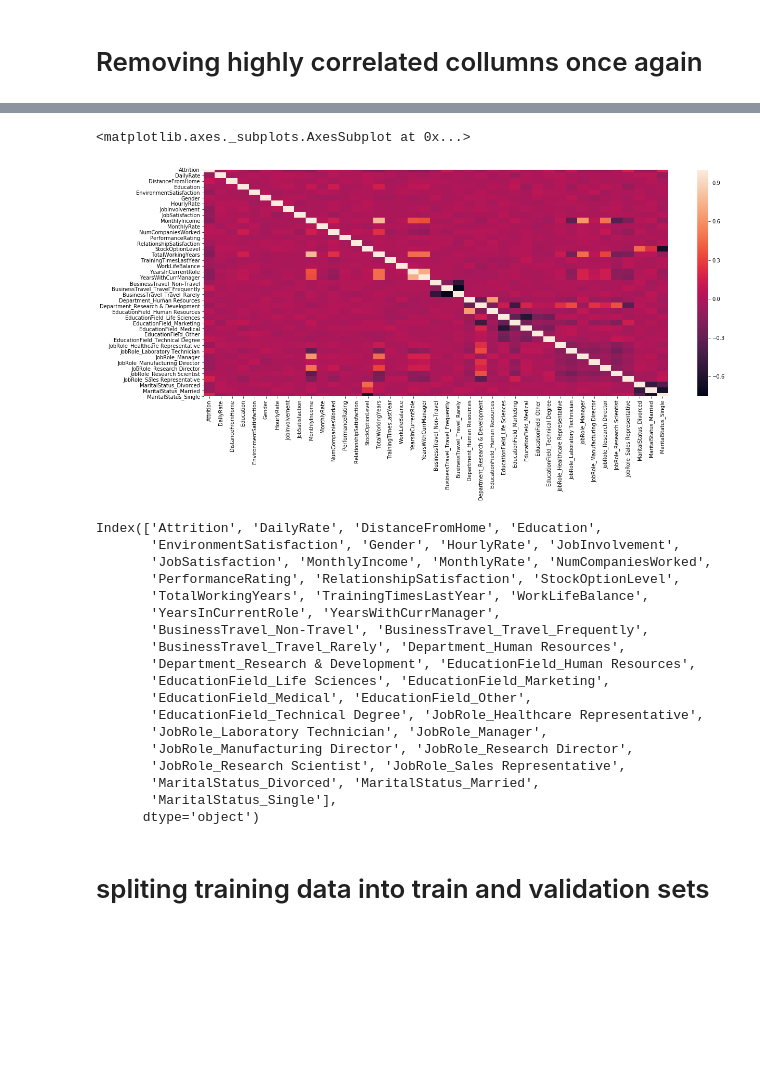
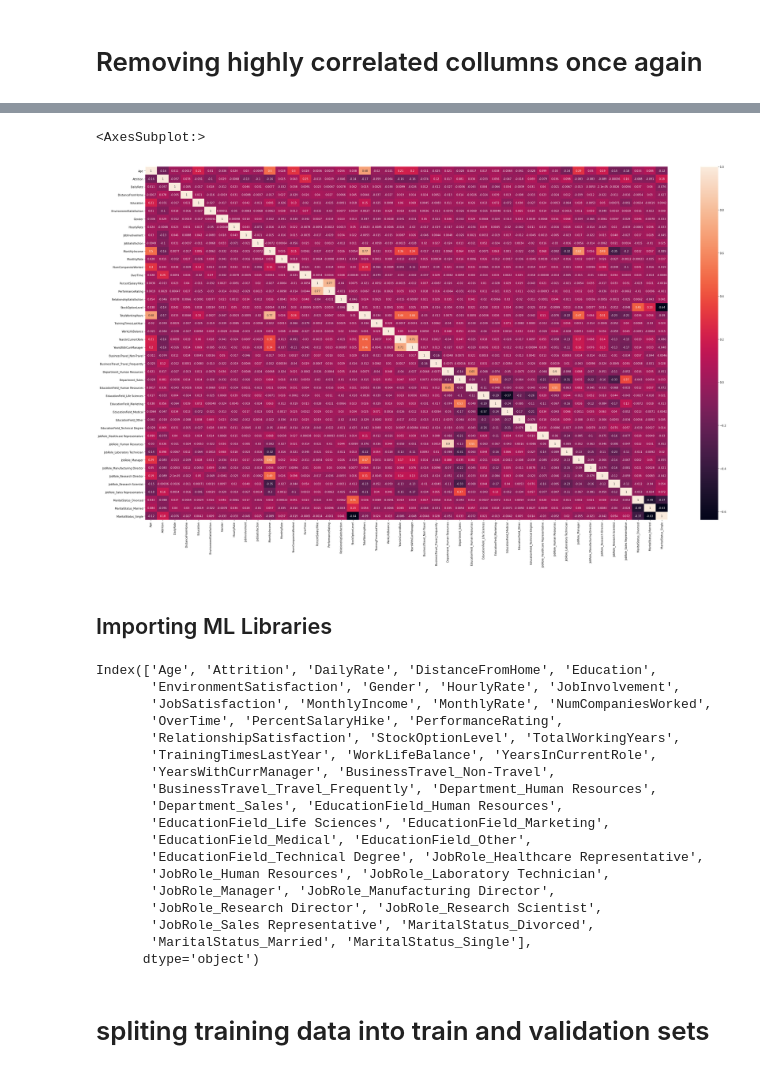
Before and after one commit to tusharraju12/HR-Employee-Attrition-, a Jupyter notebook: HR_Employee_Attrition_Data.ipynb, the cells around one changed output, grey strips where cells are left out. Cells and saved outputs as stored; diff of their text form; code cells hidden in the pictures; blank space fills up the shorter version.

```diff
--- a/HR_Employee_Attrition_Data.ipynb
+++ b/HR_Employee_Attrition_Data.ipynb
@@ -156,5 +117,5 @@ array(['Yes', 'No'], dtype=object)
 # %%
-df['OverTime'] = df.Attrition.map({'No':0,'Yes':1})
+df['OverTime'] = df.OverTime.map({'No':0,'Yes':1})
 # %%
 # encoding 'Attrtion'
 df['Attrition'] = df.Attrition.map({'No':0,'Yes':1})
@@ -219,4 +180,4 @@ df.head(1)
 # %%
-df2= df.drop(['JobLevel','Age','PercentSalaryHike','YearsAtCompany','YearsSinceLastPromotion'],axis=1,inplace=False)
+df2= df.drop(['JobLevel','YearsAtCompany','YearsSinceLastPromotion'],axis=1,inplace=False)
 df2.head(1)
 # %% [output]
@@ -315,6 +275,6 @@ sns.heatmap(cor_)
 # %% [markdown]
 # Removing highly correlated collumns once again
 # %%
-df3= df2.drop(['JobRole_Human Resources','JobRole_Sales Executive','OverTime','Department_Sales'],axis=1,inplace=False)
+df3= df2.drop(['BusinessTravel_Travel_Rarely','JobRole_Sales Executive','Department_Research & Development'],axis=1,inplace=False)
 df3.head(1)
 # %% [output]
@@ -324,10 +284,12 @@ df3.head(1)
 # %%
 cor_=df3.corr()
-plt.figure(figsize=(20,8))
-sns.heatmap(cor_)
+plt.figure(figsize=(45,25))
+sns.heatmap(cor_,annot=True)
 # %% [output]
-<matplotlib.axes._subplots.AxesSubplot at 0x...>
+<AxesSubplot:>
-[figure, old version]
+[figure, new version]
+# %% [markdown]
+## Importing ML Libraries
 # %%
 ## few important functions/methods from sklearn package
 from sklearn.linear_model import RidgeClassifierCV,RidgeCV, LinearRegression, LogisticRegressionCV, LogisticRegression
@@ -340,23 +302,23 @@ from sklearn.impute import SimpleImputer
 # %%
 df3.columns
 # %% [output]
-Index(['Attrition', 'DailyRate', 'DistanceFromHome', 'Education',
+Index(['Age', 'Attrition', 'DailyRate', 'DistanceFromHome', 'Education',
        'EnvironmentSatisfaction', 'Gender', 'HourlyRate', 'JobInvolvement',
        'JobSatisfaction', 'MonthlyIncome', 'MonthlyRate', 'NumCompaniesWorked',
-       'PerformanceRating', 'RelationshipSatisfaction', 'StockOptionLevel',
-       'TotalWorkingYears', 'TrainingTimesLastYear', 'WorkLifeBalance',
-       'YearsInCurrentRole', 'YearsWithCurrManager',
-       'BusinessTravel_Non-Travel', 'BusinessTravel_Travel_Frequently',
-       'BusinessTravel_Travel_Rarely', 'Department_Human Resources',
-       'Department_Research & Development', 'EducationField_Human Resources',
+       'OverTime', 'PercentSalaryHike', 'PerformanceRating',
+       'RelationshipSatisfaction', 'StockOptionLevel', 'TotalWorkingYears',
+       'TrainingTimesLastYear', 'WorkLifeBalance', 'YearsInCurrentRole',
+       'YearsWithCurrManager', 'BusinessTravel_Non-Travel',
+       'BusinessTravel_Travel_Frequently', 'Department_Human Resources',
+       'Department_Sales', 'EducationField_Human Resources',
        'EducationField_Life Sciences', 'EducationField_Marketing',
        'EducationField_Medical', 'EducationField_Other',
        'EducationField_Technical Degree', 'JobRole_Healthcare Representative',
-       'JobRole_Laboratory Technician', 'JobRole_Manager',
-       'JobRole_Manufacturing Director', 'JobRole_Research Director',
-       'JobRole_Research Scientist', 'JobRole_Sales Representative',
-       'MaritalStatus_Divorced', 'MaritalStatus_Married',
-       'MaritalStatus_Single'],
+       'JobRole_Human Resources', 'JobRole_Laboratory Technician',
+       'JobRole_Manager', 'JobRole_Manufacturing Director',
+       'JobRole_Research Director', 'JobRole_Research Scientist',
+       'JobRole_Sales Representative', 'MaritalStatus_Divorced',
+       'MaritalStatus_Married', 'MaritalStatus_Single'],
       dtype='object')
 # %% [markdown]
 # spliting training data into train and validation sets
```
Also changed, not shown: parts of 60 cells of this notebook, 2 other files.
